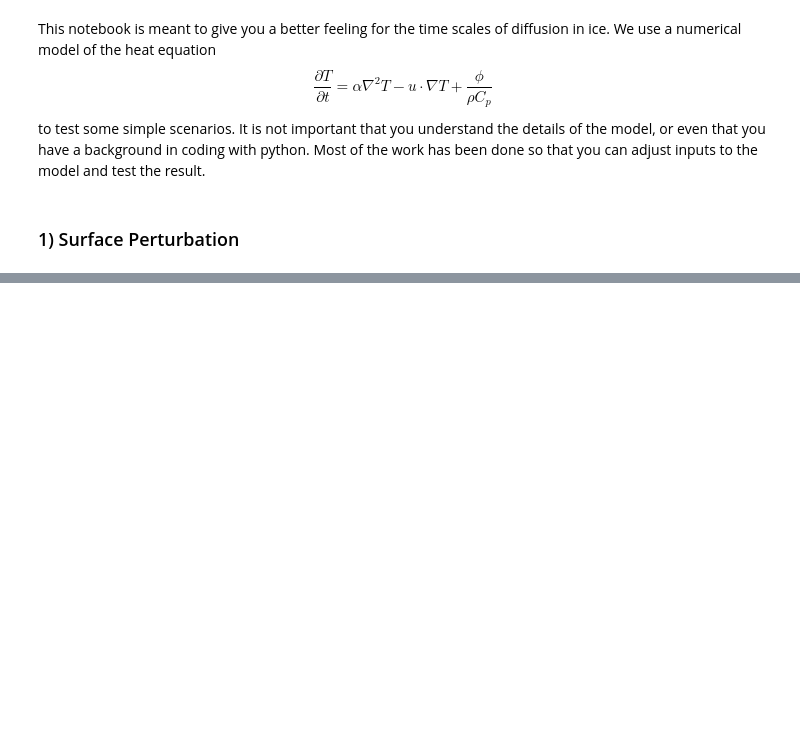
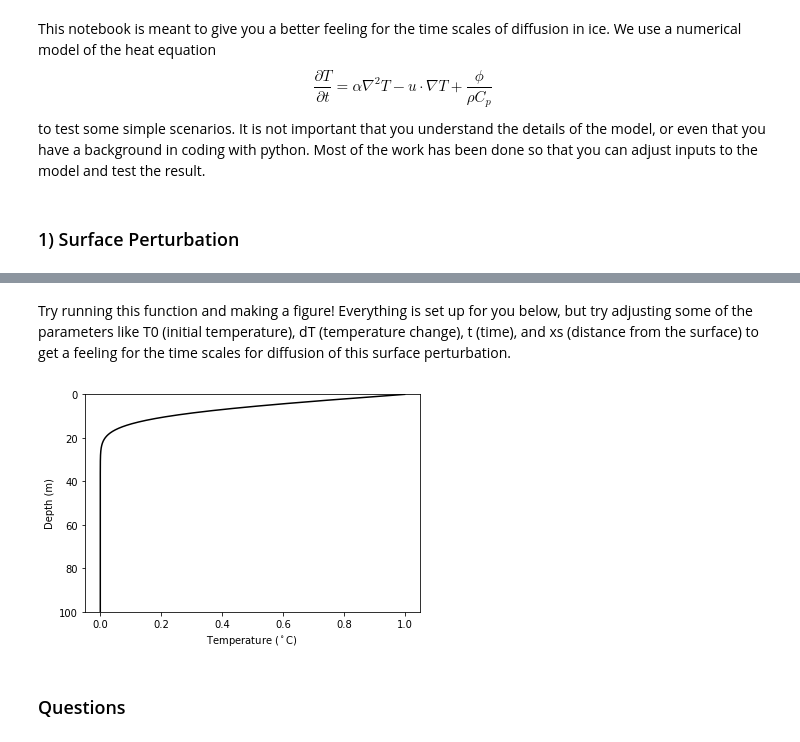
Before and after one commit to benhills/HeatTransfer_Teaching, a Jupyter notebook: HeatTransfer_ESS431.ipynb, the cells around one changed output, grey strips where cells are left out. Drawn from its saved outputs; the diff is of its cells as text; code cells hidden in the pictures; blank space fills up the shorter version.

Commit message:
Draft #1 of the notebook is completed. There are more things that I would like to add, but it is good enough for a preliminary run.

```diff
--- a/HeatTransfer_ESS431.ipynb
+++ b/HeatTransfer_ESS431.ipynb
@@ -17,7 +22,7 @@ alpha = 1.09e-6                        # Thermal Diffusivity m2 s-1
 # %%
-# Step change held constant
-def stepChange(dT,alpha,t,x):
-    arg = (abs(x)/(2.*np.sqrt(alpha*t)))
+# Analytical solution for the surface perturbation
+def surfacePerturbation(T0,dT,t,z,alpha=alpha):
+    from scipy.special import erfc
     # equation 2.4-7 from Carslaw and Jaegar (1959)
-    T = dT*2./np.pi*np.trapz(arg)
+    T = T0 + dT*erfc(abs(z)/(2.*np.sqrt(alpha*t)))
     return T
@@ -138,0 +29,21 @@ def animate(i,T,ts,zs):
+# %% [markdown]
+Try running this function and making a figure! Everything is set up for you below, but try adjusting some of the parameters like T0 (initial temperature), dT (temperature change), t (time), and xs (distance from the surface) to get a feeling for the time scales for diffusion of this surface perturbation.
+# %%
+# Set up the problem with these constants
+T0 = 0.
+dT = 1.
+t = 1*spy         # time in years
+zs = np.arange(0,100,0.1)   # a set of distances
+
+# Run the function
+T = surfacePerturbation(T0,dT,t,xs)
+
+# Plot
+plt.plot(T,zs,'k')
+plt.ylim(max(zs),min(zs))
+plt.ylabel('Depth (m)');
+plt.xlabel('Temperature ($^\circ$C)');
+# %% [output]
+[figure, added]
+# %% [markdown]
+### Questions
```
Also changed, not shown: parts of 23 cells of this notebook, 1 other file.
